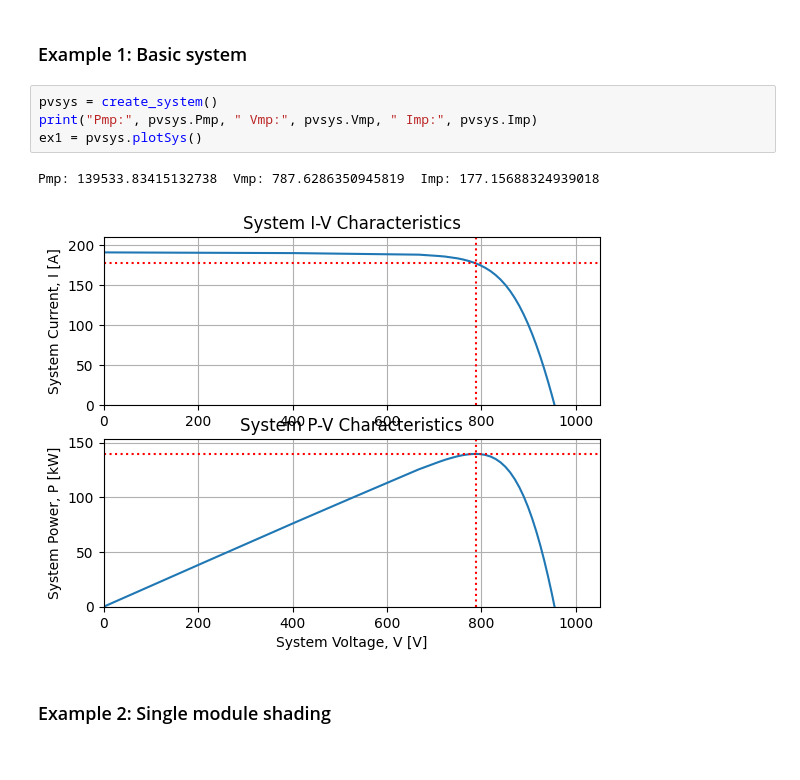
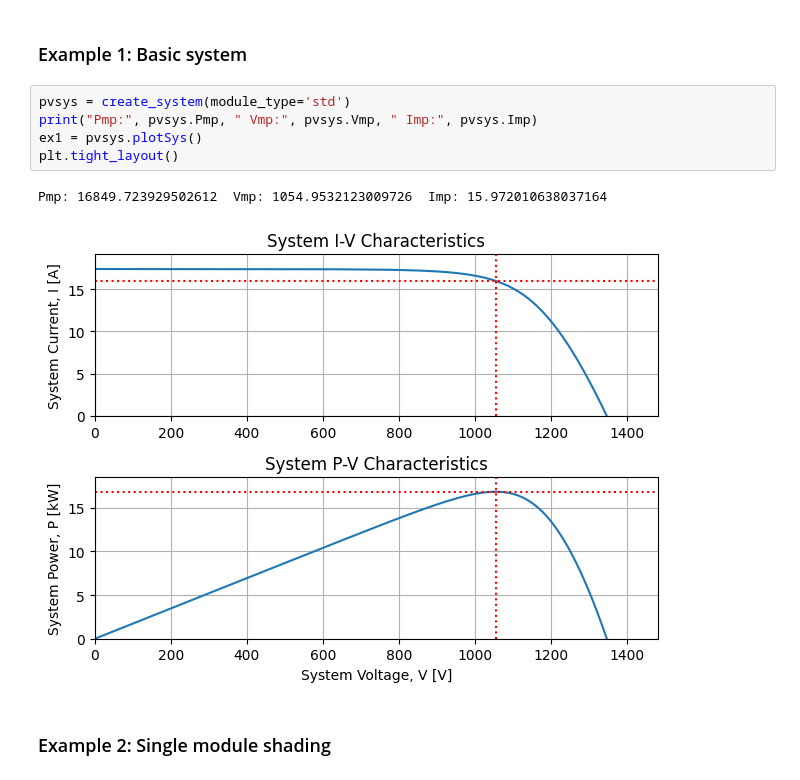
Before and after one commit to TideLangner/PVmismatch_study, a Jupyter notebook: src/simulation.ipynb, the cells around one changed output. Cells and saved outputs as stored; diff of their text form.

```diff
--- a/src/simulation.ipynb
+++ b/src/simulation.ipynb
@@ -8,12 +8,13 @@ from mismatch_models import shade_modules, remove_modules
 # %% [markdown]
 ### Example 1: Basic system
 # %%
-pvsys = create_system()
+pvsys = create_system(module_type='std')
 print("Pmp:", pvsys.Pmp, " Vmp:", pvsys.Vmp, " Imp:", pvsys.Imp)
 ex1 = pvsys.plotSys()
+plt.tight_layout()
 # %% [output]
-Pmp: 139533.83415132738  Vmp: 787.6286350945819  Imp: 177.15688324939018
+Pmp: 16849.723929502612  Vmp: 1054.9532123009726  Imp: 15.972010638037164
-[figure, old version]
+[figure, new version]
 # %% [markdown]
 ### Example 2: Single module shading
 # %%
```
Also changed, not shown: parts of 5 cells of this notebook, 2 other files.
